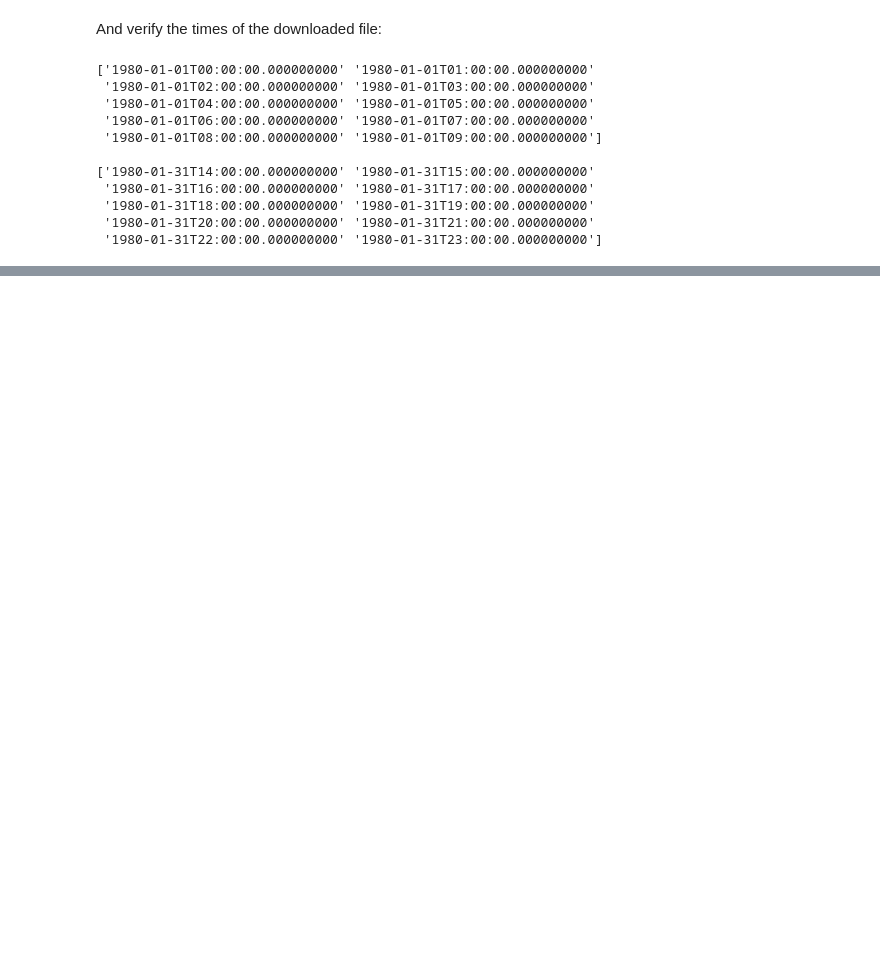
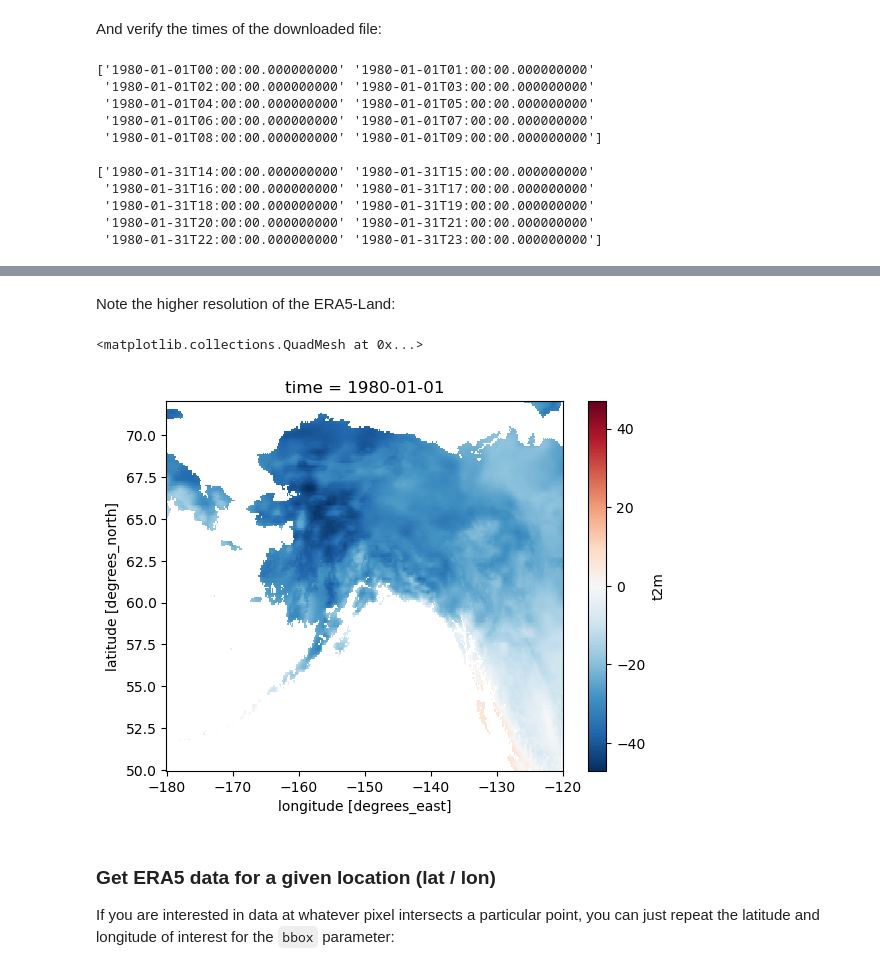
Before and after one commit to ua-snap/ardac-toolbox, a Jupyter notebook: notebooks/era5_access.ipynb, the cells around one changed output, grey strips where cells are left out. Saved outputs shown, nothing was run; the diff lists cells and outputs as text; code cells hidden in the pictures; blank space fills up the shorter version.

Commit message:
Add point extraction section, time params utility

```diff
--- a/notebooks/era5_access.ipynb
+++ b/notebooks/era5_access.ipynb
@@ -183,0 +197,14 @@ print(ds.time.values[-10:])
+# %%
+download_path = era5_dir.joinpath("era5_land_t2m_19800101.netcdf.zip")
+
+time_params = cdsapi_timerange_params(
+    start_time="1980-01-01", end_time="1980-01-01 23:00:00", freq="h"
+)
+ak_bbox = [72, -180, 50, -120]
+params = {
+    "format": "netcdf.zip",
+    "variable": "2m_temperature",
+    "area": ak_bbox,
+}
+params.update(time_params)
+c.retrieve("reanalysis-era5-land", params, download_path)
@@ -183,0 +219,8 @@ print(ds.time.values[-10:])
+# %%
+from ardac_utils import unzip
+
+
+unzip_path = era5_dir.joinpath(download_path.name.replace(".netcdf.zip", ".nc"))
+unzip(download_path, unzip_path)
+ds = xr.open_dataset(unzip_path)
+ds
@@ -183,0 +239,11 @@ print(ds.time.values[-10:])
+# %% [markdown]
+Note the higher resolution of the ERA5-Land:
+# %%
+(ds["t2m"].isel(time=0) - 273.15).plot()
+# %% [output]
+<matplotlib.collections.QuadMesh at 0x...>
+[figure, added]
+# %% [markdown]
+### Get ERA5 data for a given location (lat / lon)
+
+If you are interested in data at whatever pixel intersects a particular point, you can just repeat the latitude and longitude of interest for the `bbox` parameter:
```
Also changed, not shown: parts of 26 cells of this notebook, 1 other file.
